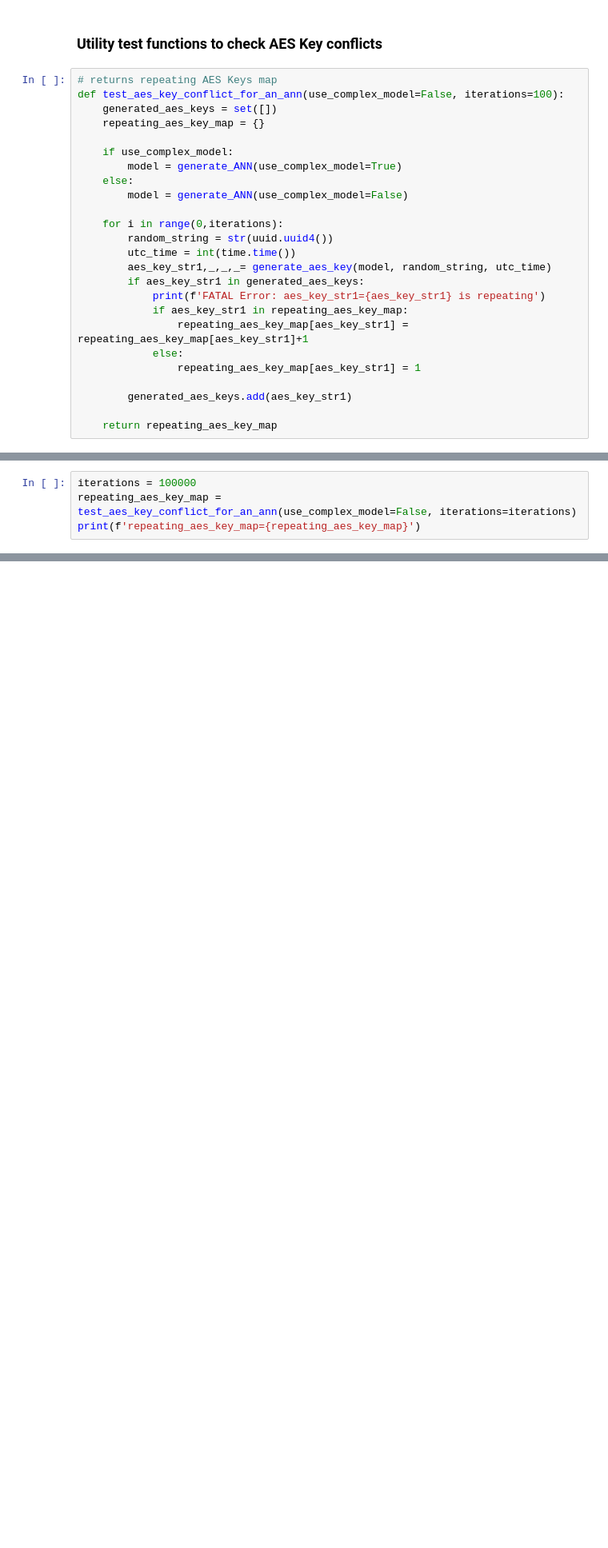
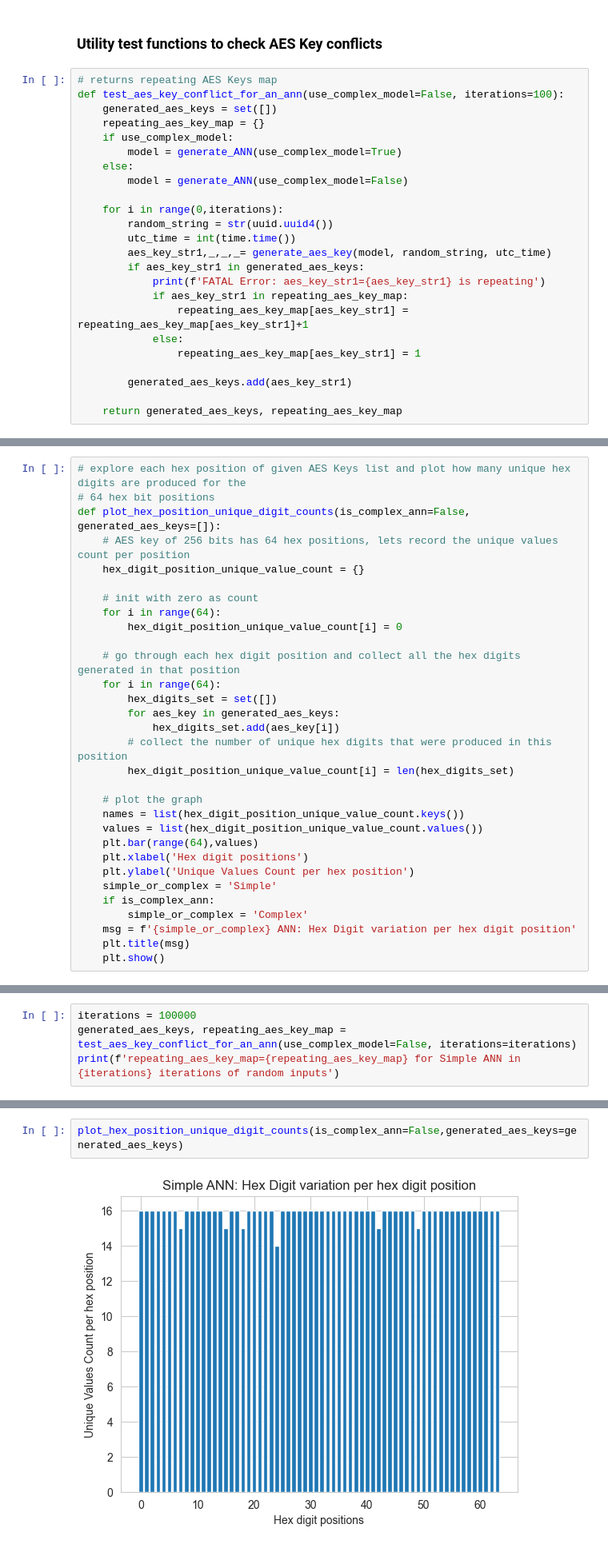
Before and after one commit to JSMitra/ForYourKeysOnly, a Jupyter notebook: FYKO_JupyterNotebook/FYKO.ipynb, the cells around one changed output, grey strips where cells are left out. Shown at 80% size. Drawn from its saved outputs; the diff is of its cells as text; blank space fills up the shorter version.

```diff
--- a/FYKO_JupyterNotebook/FYKO.ipynb
+++ b/FYKO_JupyterNotebook/FYKO.ipynb
@@ -515,7 +503,6 @@ _________________________________________________________________
 def test_aes_key_conflict_for_an_ann(use_complex_model=False, iterations=100):
     generated_aes_keys = set([])
     repeating_aes_key_map = {}
-
     if use_complex_model:
         model = generate_ANN(use_complex_model=True)
     else:
@@ -534,7 +521,7 @@ def test_aes_key_conflict_for_an_ann(use_complex_model=False, iterations=100):
 
         generated_aes_keys.add(aes_key_str1)
 
-    return repeating_aes_key_map
+    return generated_aes_keys, repeating_aes_key_map
 # %%
 # tests two similar models but initialized with different random weights by feeding them
 # with same inputs.
@@ -578,12 +565,43 @@ def test_two_anns_for_aes_key_conflict(use_complex_model=False, iterations=100):
     message2 = f'Same aes keys when two {model_type} ANNs fed with same input in {iterations} iterations: {same_aes_keys_generated_with_same_inputs}'
     print(message1)
     print(message2)
+# %%
+# explore each hex position of given AES Keys list and plot how many unique hex digits are produced for the
+# 64 hex bit positions
+def plot_hex_position_unique_digit_counts(is_complex_ann=False, generated_aes_keys=[]):
+    # AES key of 256 bits has 64 hex positions, lets record the unique values count per position
+    hex_digit_position_unique_value_count = {}
+
+    # init with zero as count
+    for i in range(64):
+        hex_digit_position_unique_value_count[i] = 0
+
+    # go through each hex digit position and collect all the hex digits generated in that position
+    for i in range(64):
+        hex_digits_set = set([])
+        for aes_key in generated_aes_keys:
+            hex_digits_set.add(aes_key[i])
+        # collect the number of unique hex digits that were produced in this position
+        hex_digit_position_unique_value_count[i] = len(hex_digits_set)
+
+    # plot the graph
+    names = list(hex_digit_position_unique_value_count.keys())
+    values = list(hex_digit_position_unique_value_count.values())
+    plt.bar(range(64),values)
+    plt.xlabel('Hex digit positions')
+    plt.ylabel('Unique Values Count per hex position')
+    simple_or_complex = 'Simple'
+    if is_complex_ann:
+        simple_or_complex = 'Complex'
+    msg = f'{simple_or_complex} ANN: Hex Digit variation per hex digit position'
+    plt.title(msg)
+    plt.show()
 # %% [markdown]
 ### Experiment 1.1
 - Use a Simple ANN and feed different inputs in different iterations
 - Check for repeating AES Keys
 # %%
 iterations = 100000
-repeating_aes_key_map = test_aes_key_conflict_for_an_ann(use_complex_model=False, iterations=iterations)
-print(f'repeating_aes_key_map={repeating_aes_key_map}')
+generated_aes_keys, repeating_aes_key_map = test_aes_key_conflict_for_an_ann(use_complex_model=False, iterations=iterations)
+print(f'repeating_aes_key_map={repeating_aes_key_map} for Simple ANN in {iterations} iterations of random inputs')
 # %% [output]
@@ -593,0 +617,4 @@ repeating_aes_key_map={}
+# %%
+plot_hex_position_unique_digit_counts(is_complex_ann=False,generated_aes_keys=generated_aes_keys)
+# %% [output]
+[figure, added]
```
Also changed, not shown: parts of 34 cells of this notebook.
